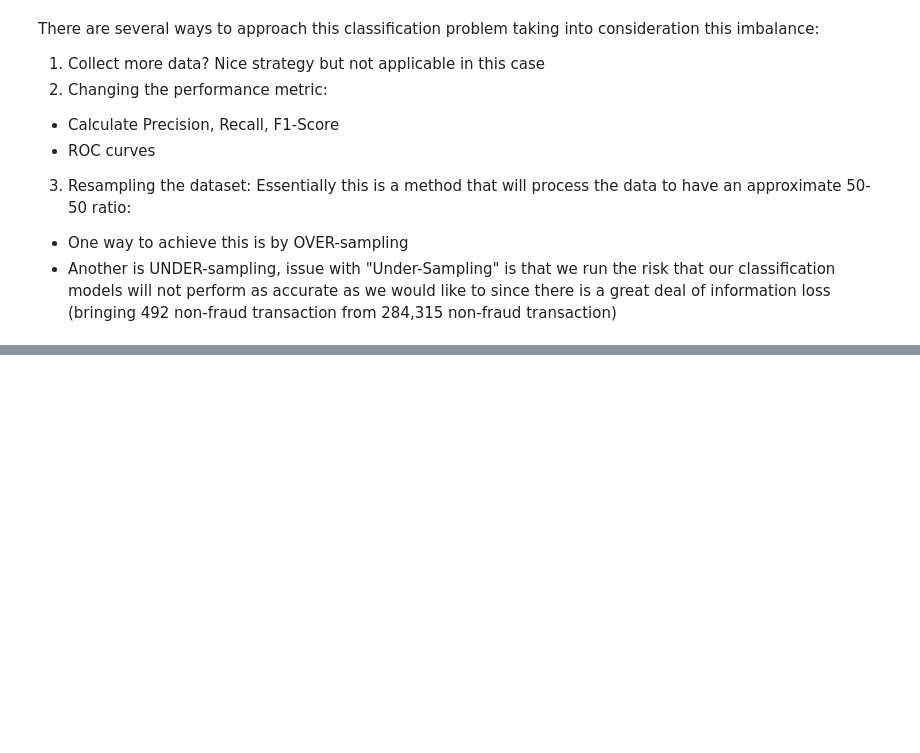
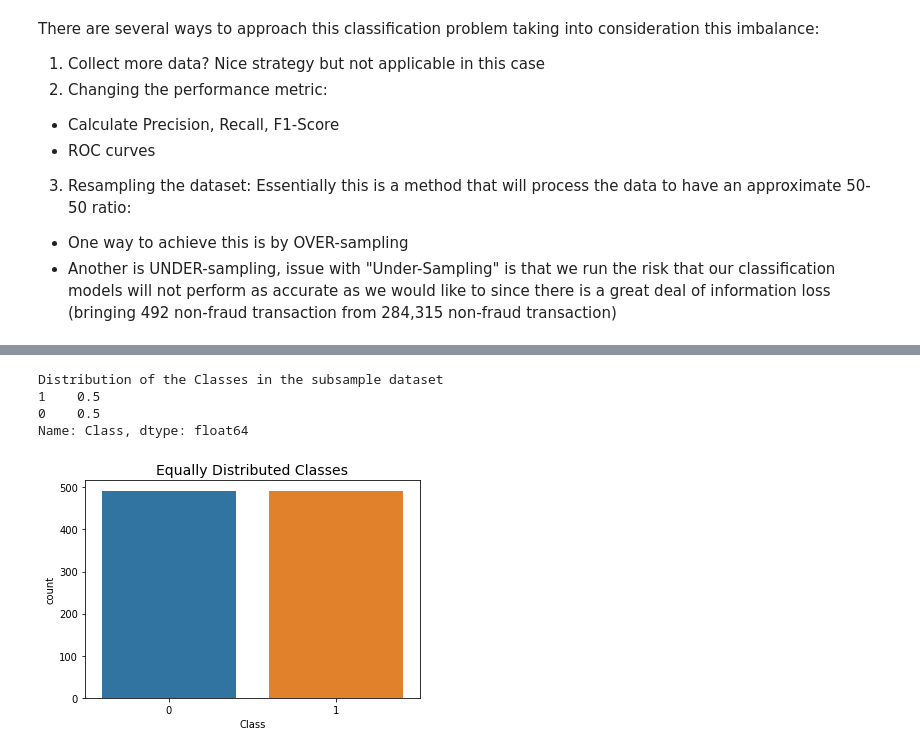
Before and after one commit to vvviet2908/DA-ML, a Jupyter notebook: Credit_Card_Fraud_Detection.ipynb, the cells around one changed output, grey strips where cells are left out. Saved outputs shown, nothing was run; the diff lists cells and outputs as text; code cells hidden in the pictures; blank space fills up the shorter version.

```diff
--- a/Credit_Card_Fraud_Detection.ipynb
+++ b/Credit_Card_Fraud_Detection.ipynb
@@ -213,0 +216,15 @@ Essentially this is a method that will process the data to have an approximate 5
+# %%
+# Lets shuffle the data before creating the subsamples
+
+data = data.sample(frac=1)
+
+# Amount of fraud classes 492 rows.
+fraud_df = data.loc[data['Class'] == 1]
+non_fraud_df = data.loc[data['Class'] == 0][:492]
+
+df = pd.concat([fraud_df, non_fraud_df])
+
+# Shuffle dataframe rows
+new_df = df.sample(frac=1, random_state=42)
+
+new_df.head()
@@ -213,0 +238,12 @@ Essentially this is a method that will process the data to have an approximate 5
+# %%
+print('Distribution of the Classes in the subsample dataset')
+print(new_df['Class'].value_counts()/len(new_df))
+sns.countplot('Class', data=new_df)
+plt.title('Equally Distributed Classes', fontsize=14)
+plt.show()
+# %% [output]
+Distribution of the Classes in the subsample dataset
+1    0.5
+0    0.5
+Name: Class, dtype: float64
+[figure, added]
```
Also changed, not shown: parts of 44 cells of this notebook.
